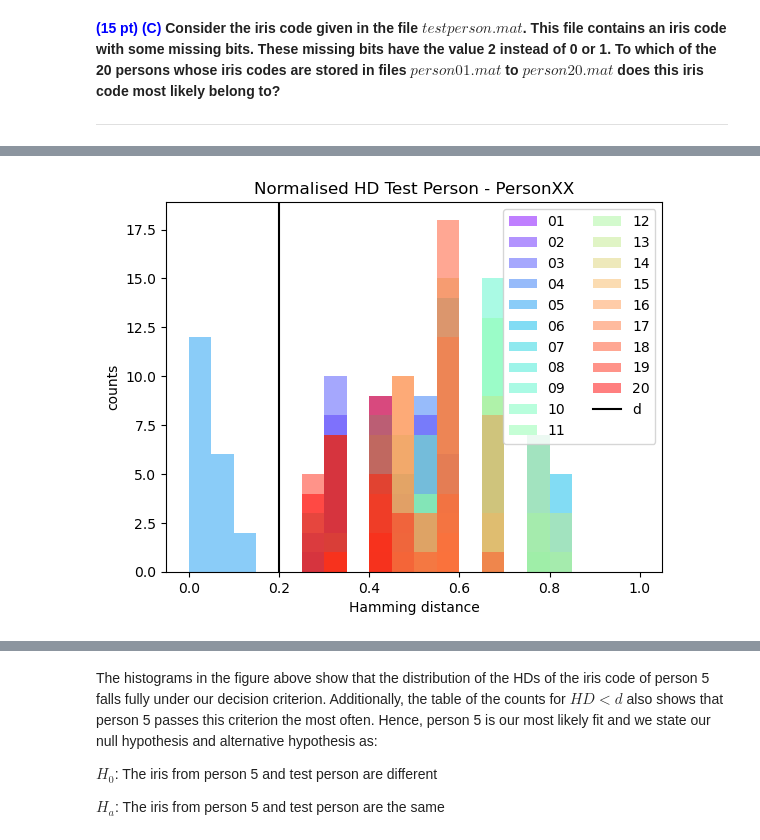
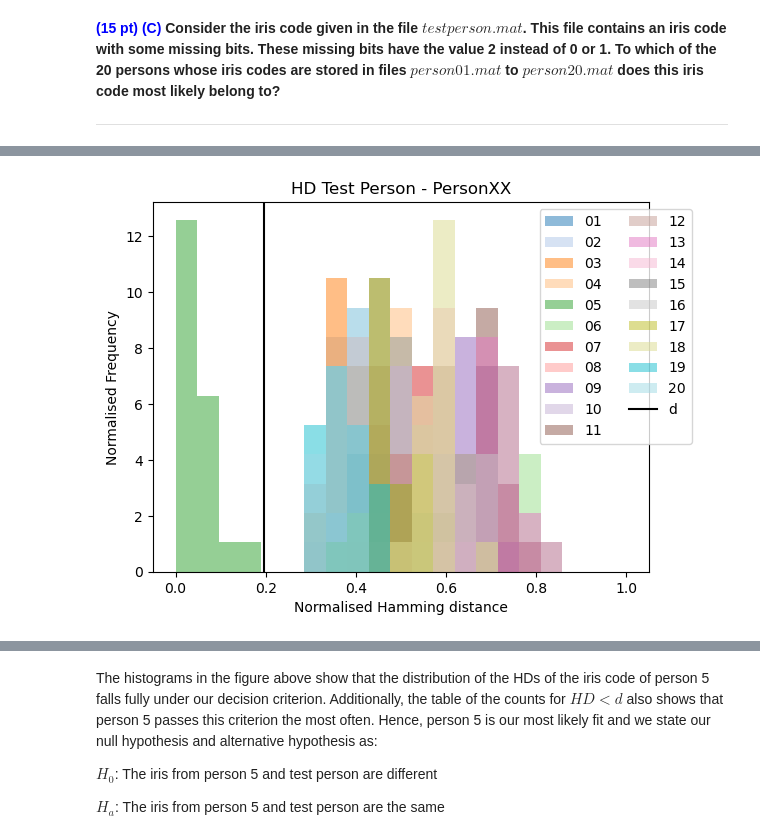
Before and after one commit to mvasselt2006/PR, a Jupyter notebook: Lab1/Elsjan_Asselt_6.ipynb, the cells around one changed output, grey strips where cells are left out. Saved outputs shown, nothing was run; the diff lists cells and outputs as text; code cells hidden in the pictures.

```diff
--- a/Lab1/Elsjan_Asselt_6.ipynb
+++ b/Lab1/Elsjan_Asselt_6.ipynb
@@ -263,8 +280,7 @@ masked_testcode= np.ma.masked_array(testperson_code,mask=test_mask)
 
 #Create list to store HD
 HD_comp=np.zeros([20,20])   #Store each HD per iris code, per person
-HD_med=np.zeros(20)     #Also store the median HD per person
-H1_pass= np.zeros(20) #Store the amount of times each person passes H1 hypothesis (HD<d)
+H1_pass= np.zeros(20) #Store the amount of times each person passes Ha hypothesis (HD<d)
 
 for i,name in enumerate(names):
     iris_code= dict_files[name]
@@ -275,25 +291,24 @@ for i,name in enumerate(names):
         HD_comp[i,j]=HD
         if HD<d:
             H1_pass[i]+=1 #Add pass count if person passes the decision criterion
-    HD_med[i]=np.mean(HD_comp[i,:])
 # %%
-color = cm.rainbow(np.linspace(0, 1, 20))
+color= cm.tab20(range(20))
 
 fig = plt.figure()
 
 ax= fig.subplots()
 for i in range(20):
-    ax.hist(HD_comp[i,:], bins=masked_testcode.count(), range=(0,1), label=names[i][-2:], color=color[i], alpha=0.5)
+    ax.hist(HD_comp[i,:], bins=(masked_testcode.count()+1),color=color[i], range=(0,1), label=names[i][-2:], alpha=0.5,density=True)
 ax.axvline(d,label="d", color='black')
-ax.legend(loc="upper right",ncol=2)
+ax.legend(loc="upper right",ncol=2,bbox_to_anchor=(1.1,1))
 
-ax.set_title("Normalised HD Test Person - PersonXX")
-ax.set_ylabel("counts")
-ax.set_xlabel("Hamming distance")
+ax.set_title("HD Test Person - PersonXX")
+ax.set_ylabel("Normalised Frequency")
+ax.set_xlabel("Normalised Hamming distance")
 
 show()
 # %% [output]
-[figure, old version]
+[figure, new version]
 # %%
 print("Amount of times each person has a HD<d match with test person")
 for i in range(20):
```
Also changed, not shown: parts of 17 cells of this notebook.
